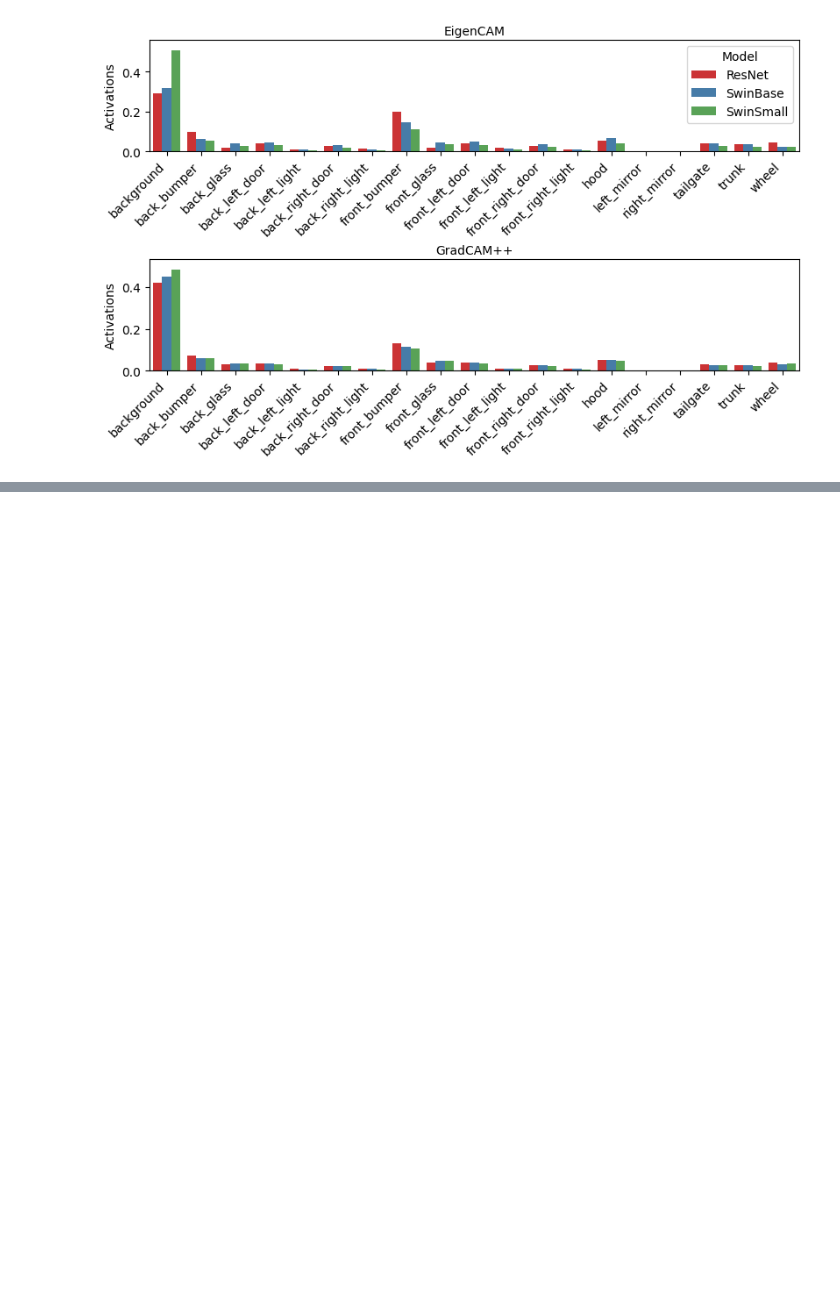
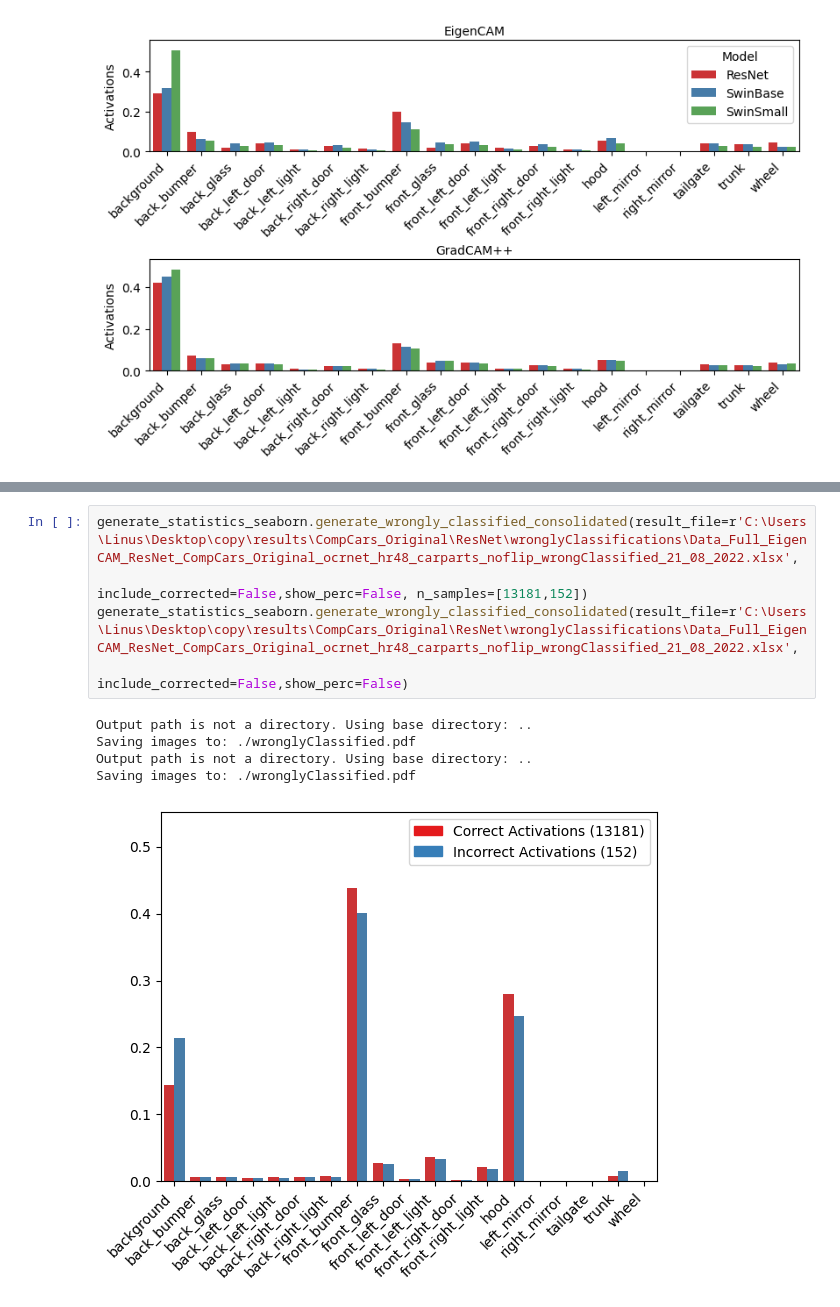
Before and after one commit to L1nusB/XAI-Vehicle-Classification, a Jupyter notebook: notebooks/ResultPlots.ipynb, the cells around one changed output, grey strips where cells are left out. Saved outputs shown, nothing was run; the diff lists cells and outputs as text; blank space fills up the shorter version.

```diff
--- a/notebooks/ResultPlots.ipynb
+++ b/notebooks/ResultPlots.ipynb
@@ -299,0 +286,11 @@ Name: PercActivationsStd, dtype: float64
+# %%
+generate_statistics_seaborn.generate_wrongly_classified_consolidated(result_file=r'C:\Users\Linus\Desktop\copy\results\CompCars_Original\ResNet\wronglyClassifications\Data_Full_EigenCAM_ResNet_CompCars_Original_ocrnet_hr48_carparts_noflip_wrongClassified_21_08_2022.xlsx',
+                                                                    include_corrected=False,show_perc=False, n_samples=[13181,152])
+generate_statistics_seaborn.generate_wrongly_classified_consolidated(result_file=r'C:\Users\Linus\Desktop\copy\results\CompCars_Original\ResNet\wronglyClassifications\Data_Full_EigenCAM_ResNet_CompCars_Original_ocrnet_hr48_carparts_noflip_wrongClassified_21_08_2022.xlsx',
+                                                                    include_corrected=False,show_perc=False)
+# %% [output]
+Output path is not a directory. Using base directory: ..
+Saving images to: ./wronglyClassified.pdf
+Output path is not a directory. Using base directory: ..
+Saving images to: ./wronglyClassified.pdf
+[figure, added]
```
Also changed, not shown: parts of 16 cells of this notebook, 3 other files.
